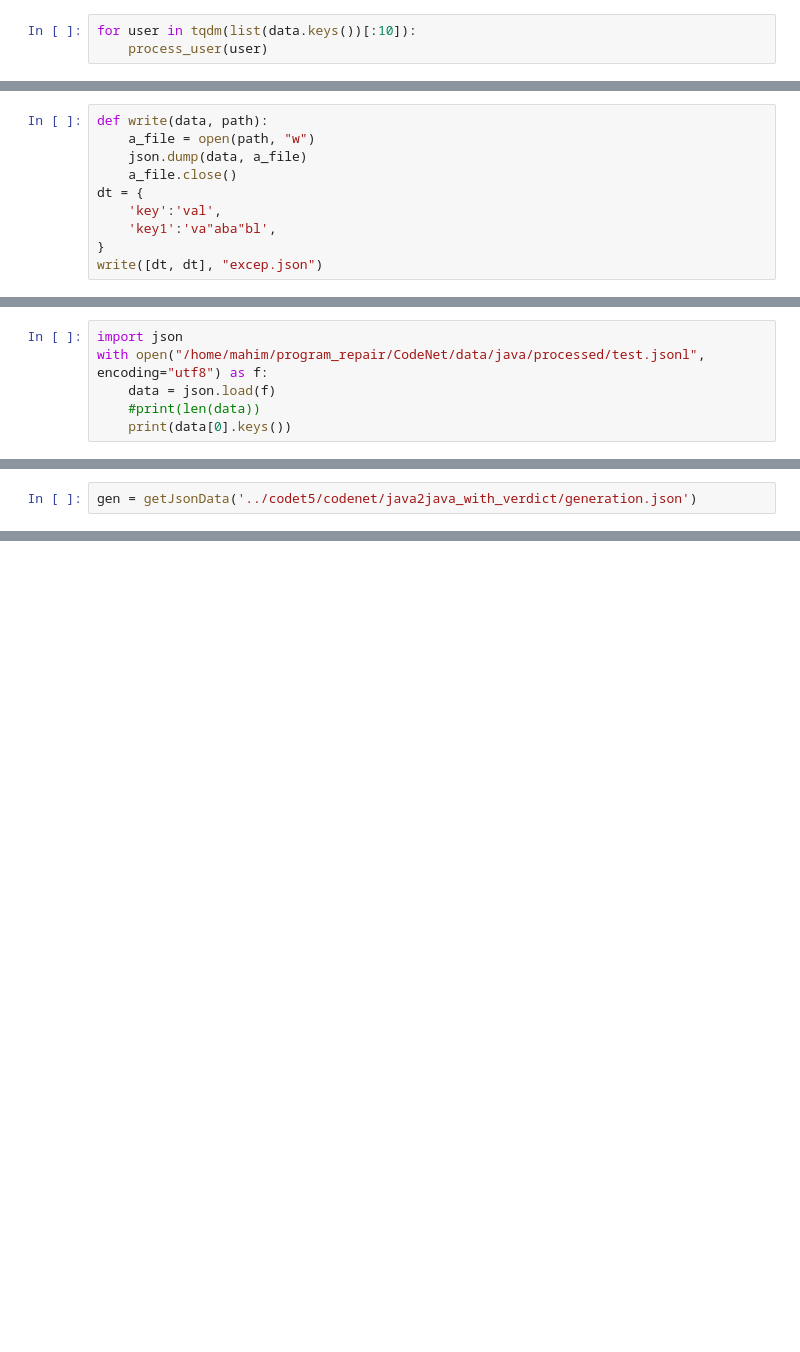
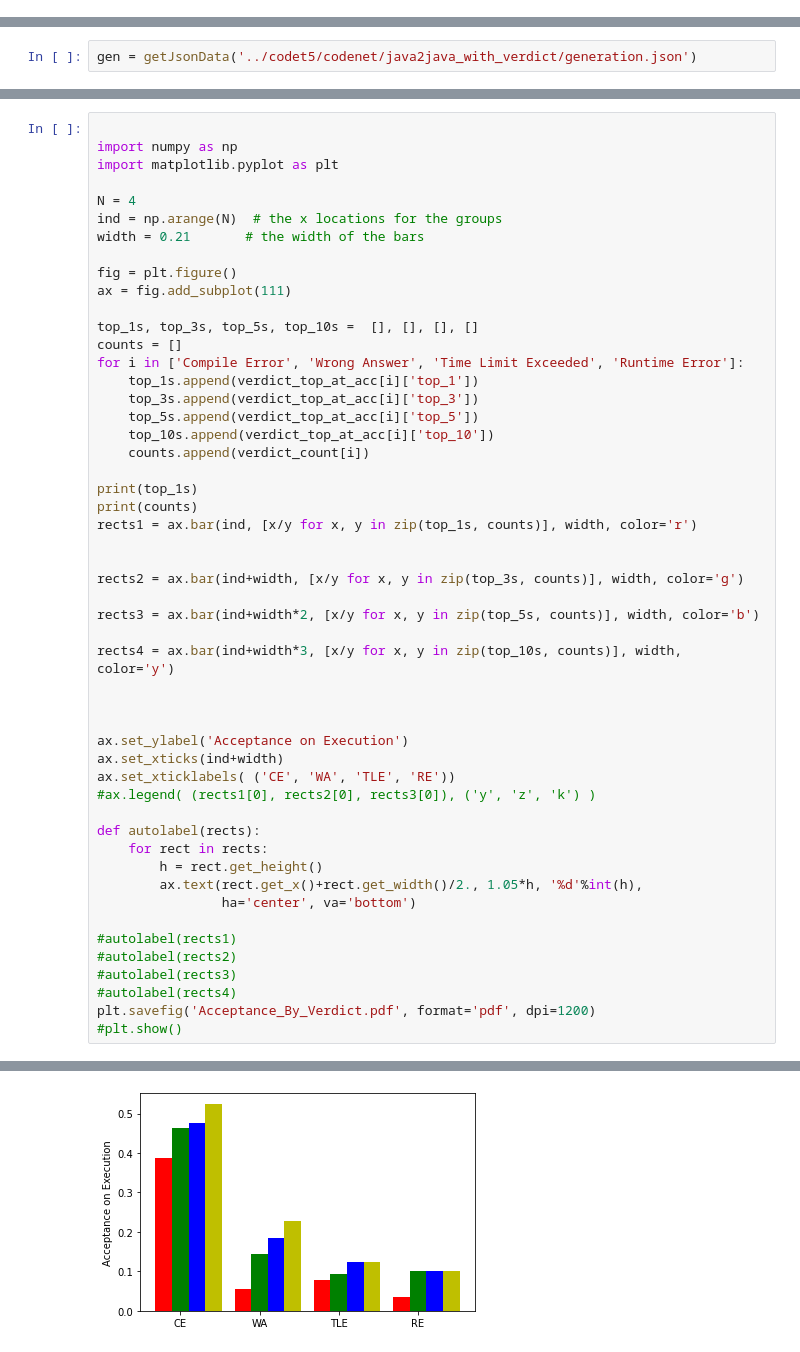
Before and after one commit to mahimanzum/FixEval, a Jupyter notebook: src/01_preprocessing.ipynb, the cells around one changed output, grey strips where cells are left out. Drawn from its saved outputs; the diff is of its cells as text; blank space fills up the shorter version.

Commit message:
minor bugs fixed for execution based evaluation and visualization codes added

```diff
--- a/src/01_preprocessing.ipynb
+++ b/src/01_preprocessing.ipynb
@@ -337,3 +52,0 @@ def process_user(user_id):
-# %%
-for user in tqdm(list(data.keys())[:10]):
-    process_user(user)
@@ -388,10 +102,0 @@ with open("exceptional.jsonl", 'r') as f:
-# %%
-def write(data, path):
-    a_file = open(path, "w")
-    json.dump(data, a_file)
-    a_file.close()
-dt = {
-    'key':'val',
-    'key1':'va"aba"bl',
-}
-write([dt, dt], "excep.json")
@@ -696,9 +126,3 @@ codet5/tensorboard/home/mahim/program_repair/CodeNet/codet5/codenet/java2j
-# %%
-import json
-with open("/home/mahim/program_repair/CodeNet/data/java/processed/test.jsonl", encoding="utf8") as f:
-    data = json.load(f)
-    #print(len(data))
-    print(data[0].keys())
 # %% [markdown]
 Some statistics
 # %%
@@ -1834,0 +1432,52 @@ len(gen)
+# %%
+
+import numpy as np
+import matplotlib.pyplot as plt
+
+N = 4
+ind = np.arange(N)  # the x locations for the groups
+width = 0.21       # the width of the bars
+
+fig = plt.figure()
+ax = fig.add_subplot(111)
+
+top_1s, top_3s, top_5s, top_10s =  [], [], [], []
+counts = []
+for i in ['Compile Error', 'Wrong Answer', 'Time Limit Exceeded', 'Runtime Error']:
+    top_1s.append(verdict_top_at_acc[i]['top_1'])
+    top_3s.append(verdict_top_at_acc[i]['top_3'])
+    top_5s.append(verdict_top_at_acc[i]['top_5'])
+    top_10s.append(verdict_top_at_acc[i]['top_10'])
+    counts.append(verdict_count[i])
+
+print(top_1s)
+print(counts)
+rects1 = ax.bar(ind, [x/y for x, y in zip(top_1s, counts)], width, color='r')
+
+
+rects2 = ax.bar(ind+width, [x/y for x, y in zip(top_3s, counts)], width, color='g')
+
+rects3 = ax.bar(ind+width*2, [x/y for x, y in zip(top_5s, counts)], width, color='b')
+
+rects4 = ax.bar(ind+width*3, [x/y for x, y in zip(top_10s, counts)], width, color='y')
+
+
+
+ax.set_ylabel('Acceptance on Execution')
+ax.set_xticks(ind+width)
+ax.set_xticklabels( ('CE', 'WA', 'TLE', 'RE'))
+#ax.legend( (rects1[0], rects2[0], rects3[0]), ('y', 'z', 'k') )
+
+def autolabel(rects):
+    for rect in rects:
+        h = rect.get_height()
+        ax.text(rect.get_x()+rect.get_width()/2., 1.05*h, '%d'%int(h),
+                ha='center', va='bottom')
+
+#autolabel(rects1)
+#autolabel(rects2)
+#autolabel(rects3)
+#autolabel(rects4)
+plt.savefig('Acceptance_By_Verdict.pdf', format='pdf', dpi=1200)
+#plt.show()
+# %% [output]
@@ -1834,0 +1486 @@ len(gen)
+[figure, added]
```
Also changed, not shown: parts of 46 cells of this notebook, 7 other files.
